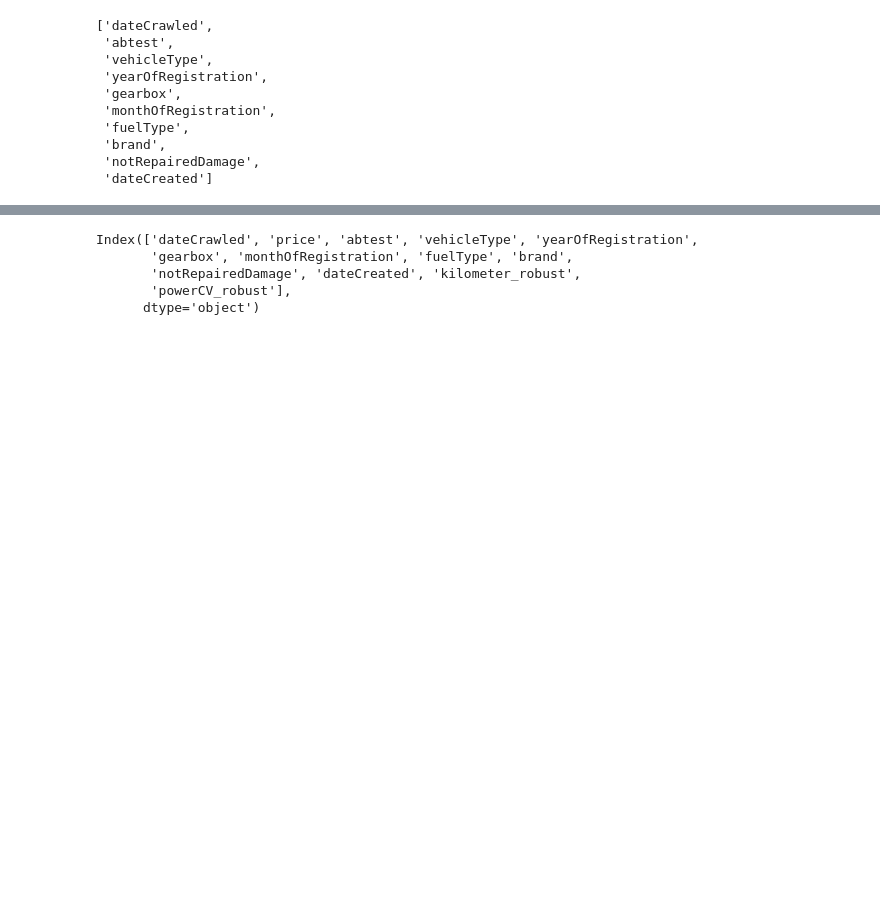
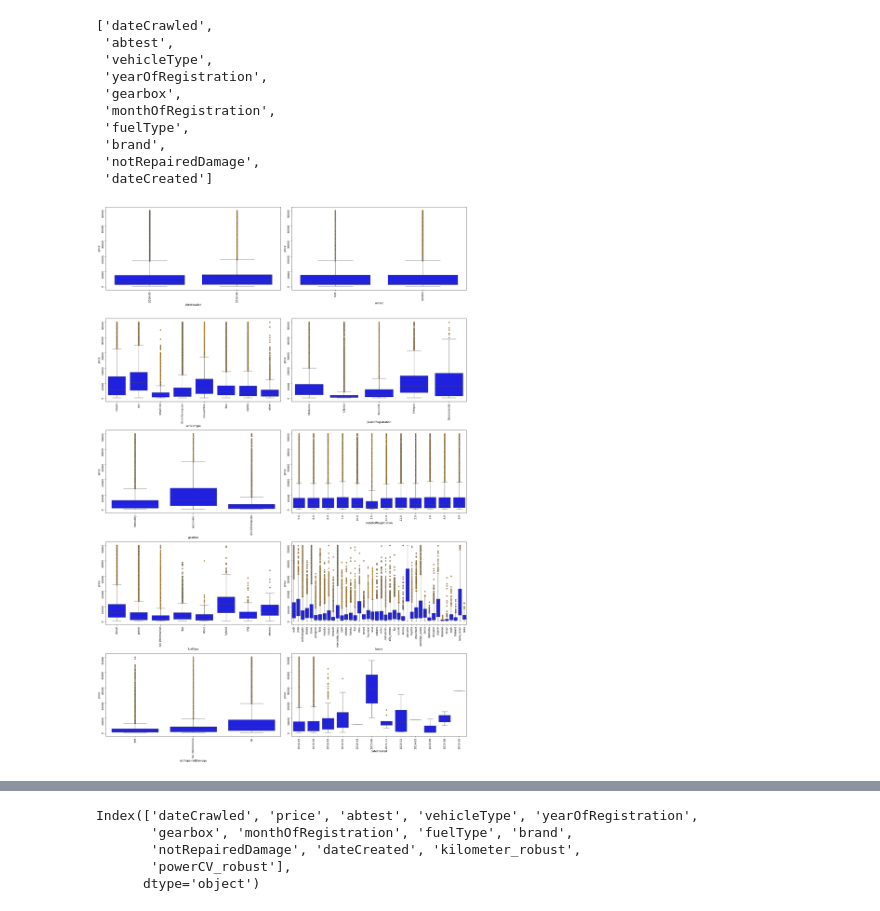
Before and after one commit to davfranco1/laboratorio-modulo7-leccion04-encoding, a Jupyter notebook: laboratorio-modulo7-leccion04-encoding.ipynb, the cells around one changed output, grey strips where cells are left out. Drawn from its saved outputs; the diff is of its cells as text; code cells hidden in the pictures; blank space fills up the shorter version.

```diff
--- a/laboratorio-modulo7-leccion04-encoding.ipynb
+++ b/laboratorio-modulo7-leccion04-encoding.ipynb
@@ -124,5 +126,7 @@ visualizador = sp.Visualizador(df)
 # %%
 visual_encoding = se.Analisis_Visual_Encoding(df, lista_col_categ, "price")
 # %%
-#visual_encoding.crear_boxplot(tamano_grafica=(20, 30))
+visual_encoding.crear_boxplot(tamano_grafica=(20, 30))
+# %% [output]
+[figure, added]
 # %%
```
Also changed, not shown: parts of 8 cells of this notebook, 1 other file.
